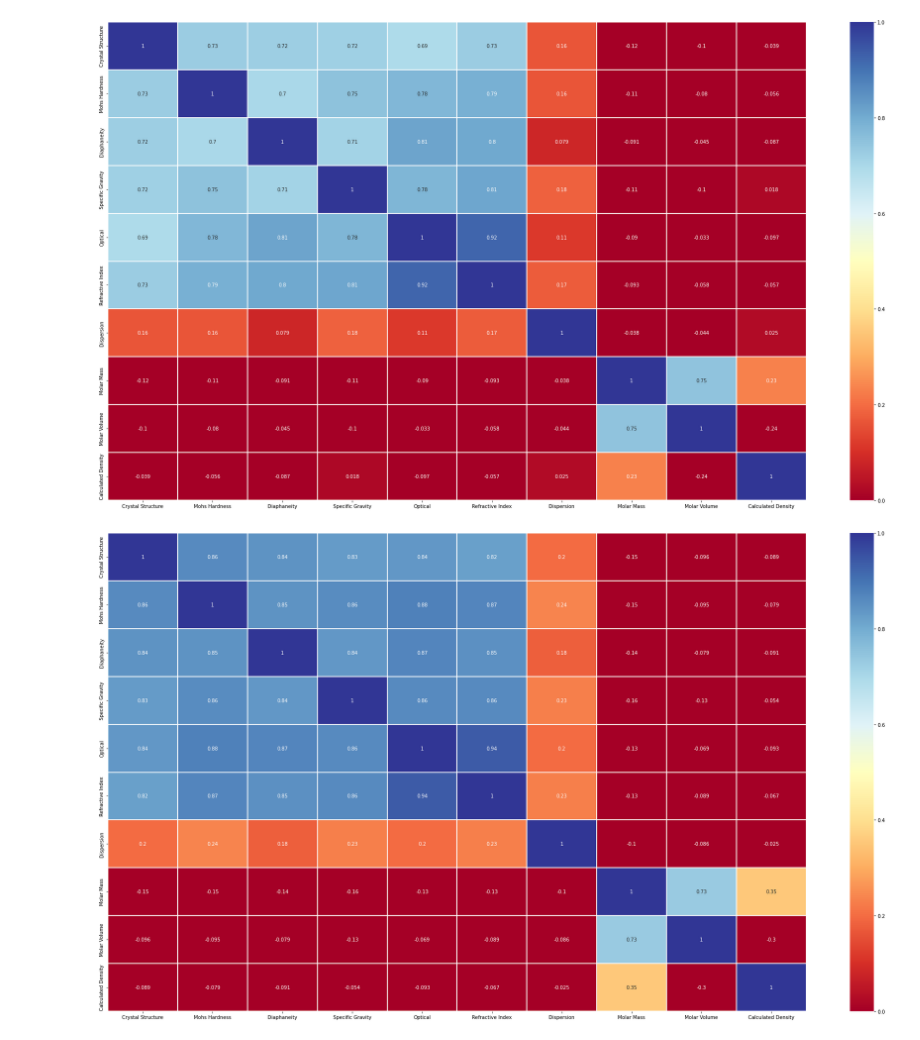
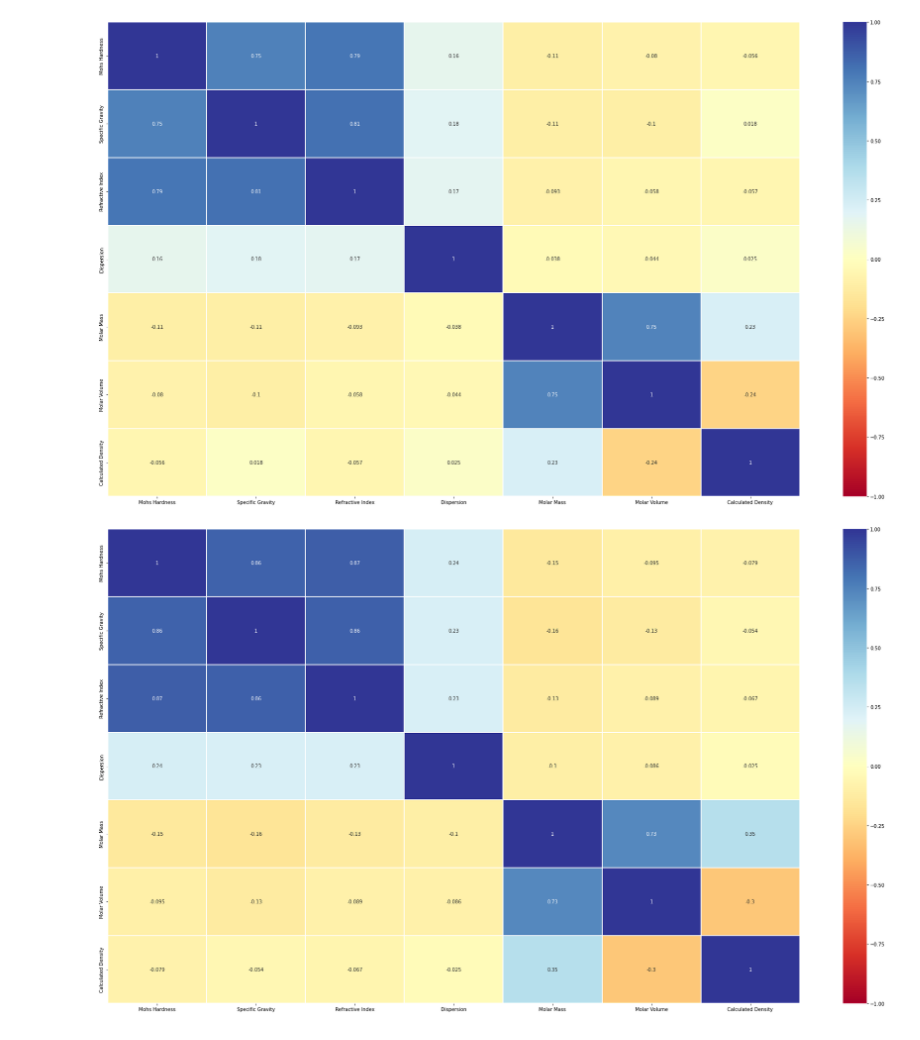
Before and after one commit to CaioHubit/Aprendizado-de-M-quina, a Jupyter notebook: alpha0.1bloco1.ipynb, the cells around one changed output. Cells and saved outputs as stored; diff of their text form; code cells hidden in the pictures.

Commit message:
Dados corrigidos
Normalização, remoção de dados categóricos, e correção gráfica

```diff
--- a/alpha0.1bloco1.ipynb
+++ b/alpha0.1bloco1.ipynb
@@ -47,0 +21,14 @@ df_tratado
+# %%
+#criando o DataFrame "df_chem" (e talvez outros DataFrames)
+df = pd.read_csv("Minerals_Database3.csv")  # Importação do dataset para ser utilizado como dataframe
+# Remoção de colunas não necessárias para o dataframe
+
+df = df.drop(['A'], axis=1)
+df = df.drop(['Name'], axis=1)
+
+dados_cat = df.reindex(df.columns[[0,2,4]], axis = 1)
+newlist = [x for x in range(7,135)]
+porcent_df = df.reindex(df.columns[newlist], axis = 1)
+df_chem = df.reindex(df.columns[[1,3,5,6,135,136,137]], axis=1)
+df_chem.shape
+dados_cat, df_chem, porcent_df
@@ -110,0 +119,5 @@ df_covariado
+# %%
+# Normalização dos dados na relaçãao de 0 a 1
+
+df_normalizado = normalizar(df_chem)
+df_normalizado
@@ -113,13 +140,14 @@ df_covariado
 def Pearson(DataFrame):
     data = DataFrame
     data.shape
+
     corrmat = data.corr()
     f, ax = plt.subplots(figsize =(32, 18))
-    sns.heatmap(corrmat, ax = ax, cmap ="RdYlBu", linewidths = 0.1, vmin=0, vmax=1, annot=True)
+    sns.heatmap(corrmat, ax = ax, cmap ="RdYlBu", linewidths = 0.1, vmin=-1, vmax=1, annot=True)
 # %%
-Pearson(df_tratado)
+Pearson(df_normalizado)
 # %% [output]
-[figure, old version]
+[figure, new version]
 # %%
 #correlação de Spearman
 import numpy as np
@@ -145,5 +173,5 @@ def Spearman(DataFrame, tam_matrizx,tam_matrizy):
 # %%
-Spearman(df_chem,10,10)
+Spearman(df_normalizado,7,7)
 # %% [output]
-[figure, old version]
+[figure, new version]
 # %%
```
Also changed, not shown: parts of 15 cells of this notebook.
